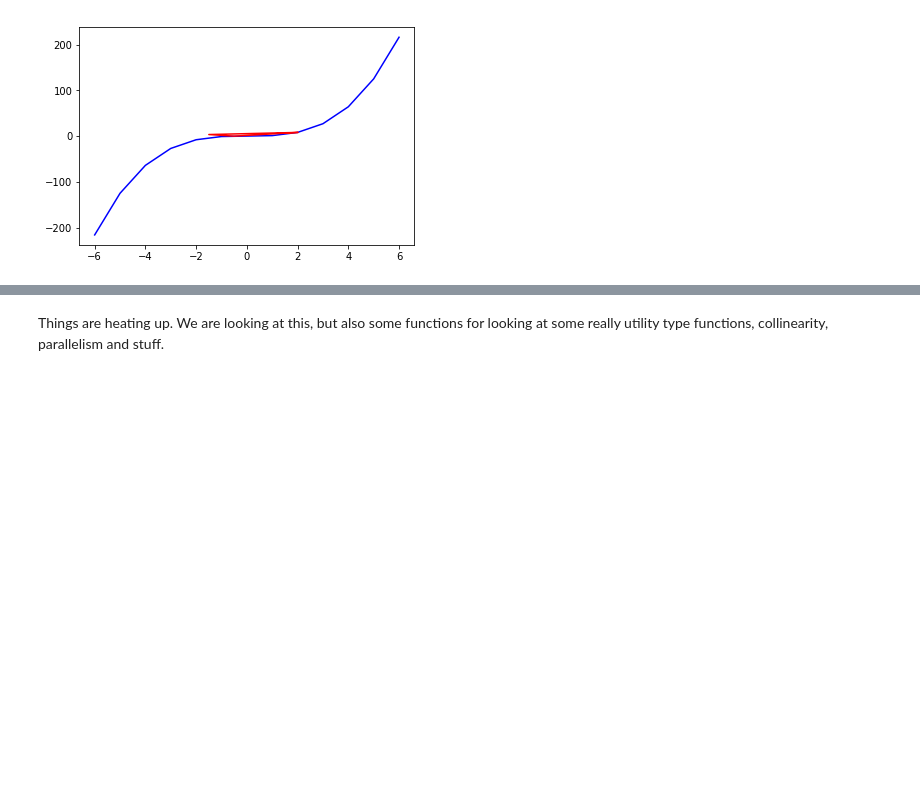
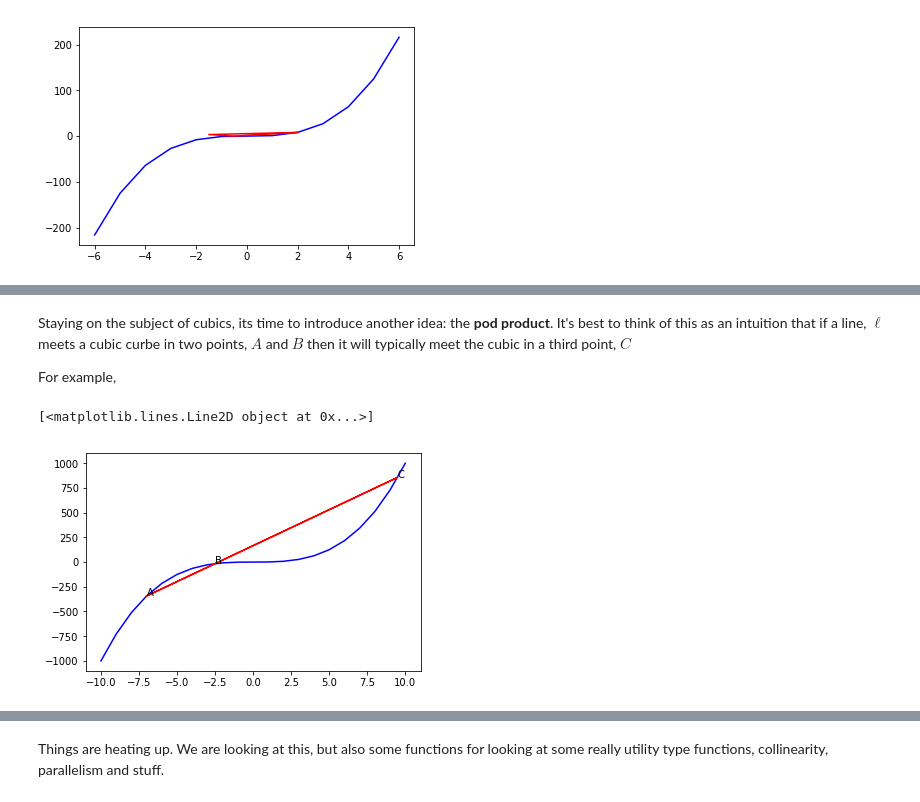
Before and after one commit to jgab3103/Jamie-Gabriel, a Jupyter notebook: Notebooks/Algebraic_Calculus_Notes_3.ipynb, the cells around one changed output, grey strips where cells are left out. Drawn from its saved outputs; the diff is of its cells as text; code cells hidden in the pictures; blank space fills up the shorter version.

```diff
--- a/Notebooks/Algebraic_Calculus_Notes_3.ipynb
+++ b/Notebooks/Algebraic_Calculus_Notes_3.ipynb
@@ -252,0 +294,24 @@ $$  =-\frac{5}{16}(2t+1)(t-2)(2t+3)=-\frac{5}{16}(4t^3-13t-6).$$
+# %% [markdown]
+Staying on the subject of cubics, its time to introduce another idea: the <b>pod product</b>. It's best to think of this as an intuition that if a line, $\ell$ meets a cubic curbe in two points, $A$ and $B$ then it will typically meet the cubic in a third point, $C$
+
+For example,
+# %%
+fig, ax = plt.subplots()
+x2 = np.arange(start=-10, stop=11, step=1)
+y2 = x2^3
+
+points_choice = np.array([[-7,-343],[-2.5, -15.625], [9.5,857.375]])
+points_for_plotting = np.append(points_choice, [points_choice[0]], axis=0)
+
+x1 = [e[0] for e in points_for_plotting]
+y1 = [e[1] for e in points_for_plotting]
+
+
+ax.annotate('A', points_choice[0])
+ax.annotate('B', points_choice[1])
+ax.annotate('C', points_choice[2])
+ax.plot(x2, y2, 'b')
+ax.plot(x1, y1, 'r')
+# %% [output]
+[<matplotlib.lines.Line2D object at 0x...>]
+[figure, added]
```
Also changed, not shown: parts of 20 cells of this notebook.
